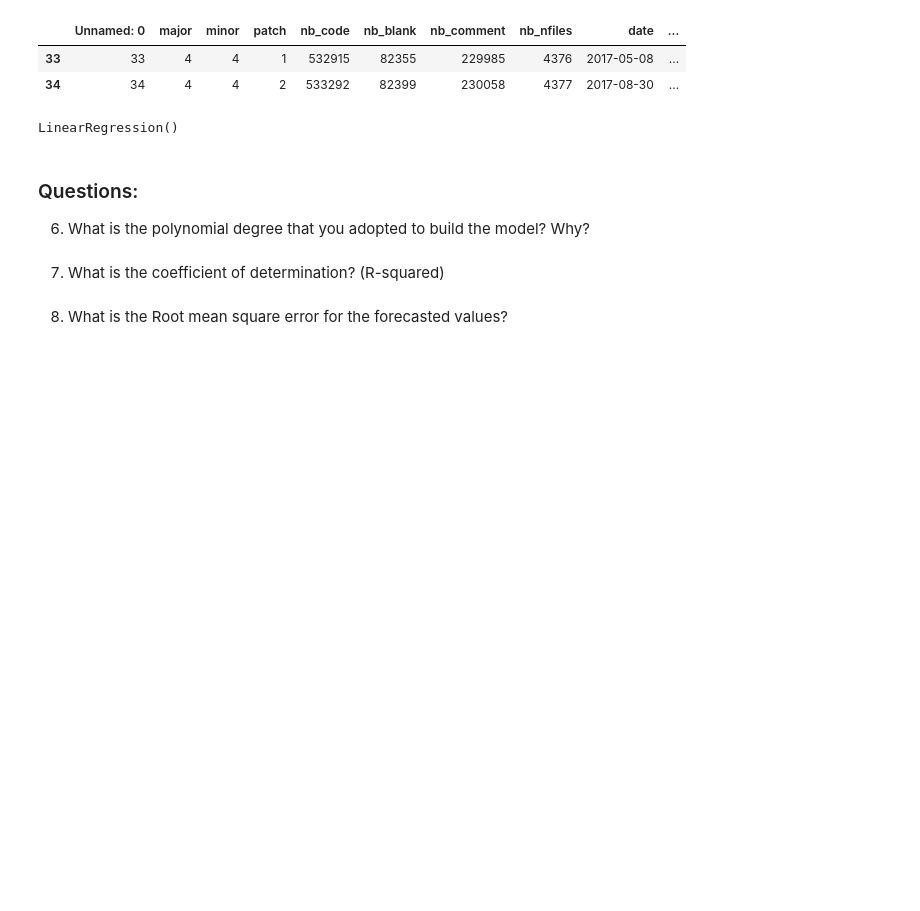
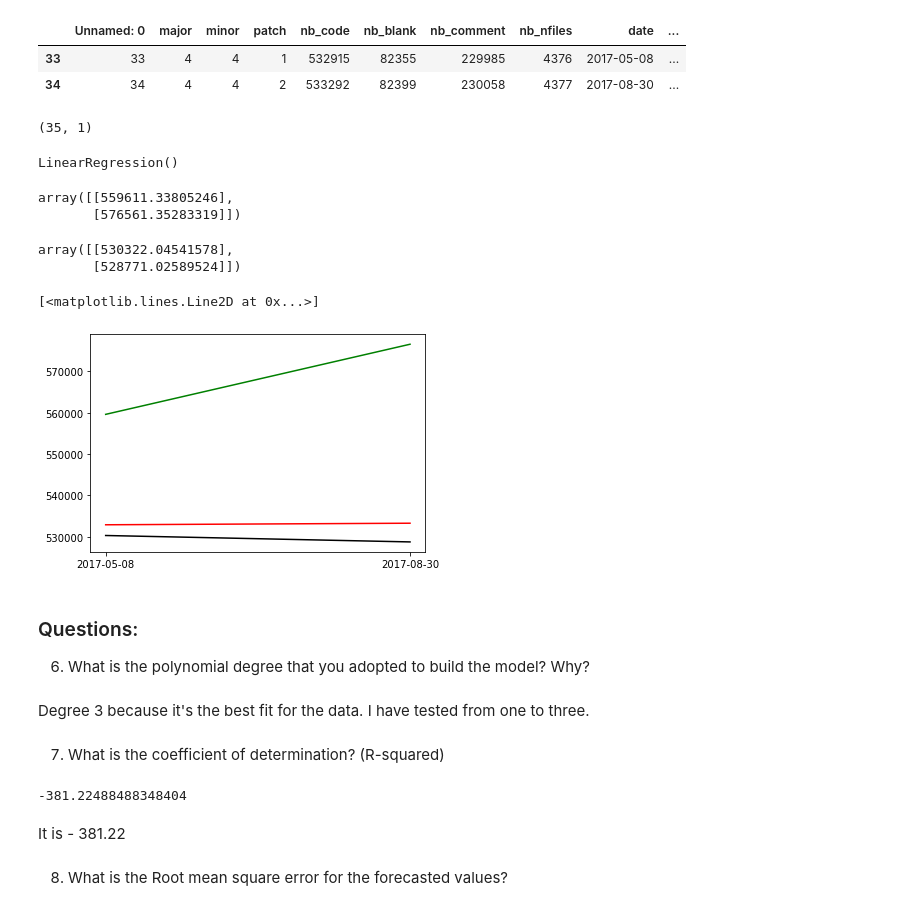
Before and after one commit to UmonsVDA/Software_evolution_TP2_2023, a Jupyter notebook: TP2_section2.ipynb, the cells around one changed output. Saved outputs shown, nothing was run; the diff lists cells and outputs as text; code cells hidden in the pictures; blank space fills up the shorter version.

```diff
--- a/TP2_section2.ipynb
+++ b/TP2_section2.ipynb
@@ -244,20 +264,65 @@ dropped_rows
 # %%
 # Your code here
 lr_lines = LinearRegression()
-lr_lines.fit(major_minor_patch['date'].astype('category').cat.codes.values.reshape(-1,1),major_minor_patch['nb_code'].values.reshape(-1,1))
+x = major_minor_patch['relative_day'].values.reshape(-1,1)
+y = major_minor_patch['nb_code'].values.reshape(-1,1)
+# lr_lines.fit(major_minor_patch['date'].astype('category').cat.codes.values.reshape(-1,1),major_minor_patch['nb_code'].values.reshape(-1,1))
+lr_lines.fit(x,y)
+
+# reg_2D = np.poly1d(np.polyfit(x, y, 2))
+x.shape
 # %% [output]
-LinearRegression()
+(35, 1)
+# %%
+from sklearn.preprocessing import PolynomialFeatures
+
+poly = PolynomialFeatures(degree = 3)
+X_poly = poly.fit_transform(x)
+
+poly.fit(X_poly, y)
+lin3 = LinearRegression()
+lin3.fit(X_poly, y)
+# %% [output]
+LinearRegression()
 # %%
-lr_lines.predict(dropped_rows['date'].astype('category').cat.codes.values.reshape(-1,1))
+predicted_nb_lines_lr = lr_lines.predict(dropped_rows['relative_day'].values.reshape(-1,1))
+predicted_nb_lines_reg_3D = lin3.predict(poly.fit_transform(dropped_rows['relative_day'].values.reshape(-1,1)))
 # Your code here
+# %%
+predicted_nb_lines_lr
+# %% [output]
+array([[559611.33805246],
+       [576561.35283319]])
+# %%
+predicted_nb_lines_reg_3D
+# %% [output]
+array([[530322.04541578],
+       [528771.02589524]])
 # %%
 # Your code here
 # %%
 # Your plotting code here
+# plot predicted_nb_lines vs dropped_rows['nb_code'] on date
+plt.plot(dropped_rows['date'],dropped_rows['nb_code'],color='red')
+plt.plot(dropped_rows['date'],predicted_nb_lines_lr,color='green')
+plt.plot(dropped_rows['date'],predicted_nb_lines_reg_3D,color='black')
+# %% [output]
+[<matplotlib.lines.Line2D at 0x...>]
+[figure, added]
 # %% [markdown]
 ### Questions:
 6. What is the polynomial degree that you adopted to build the model? Why?
+# %% [markdown]
+Degree 3 because it's the best fit for the data. I have tested from one to three.
 # %% [markdown]
 7. What is the coefficient of determination? (R-squared)
+# %%
+#Compute R-squared for the degree 3 regression
+from sklearn.metrics import r2_score
+r2_score(dropped_rows['nb_code'],predicted_nb_lines_reg_3D)
+# %% [output]
+-381.22488488348404
+# %% [markdown]
+It is - 381.22
 # %% [markdown]
 8. What is the Root mean square error for the forecasted values?
```
Also changed, not shown: parts of 3 cells of this notebook.
